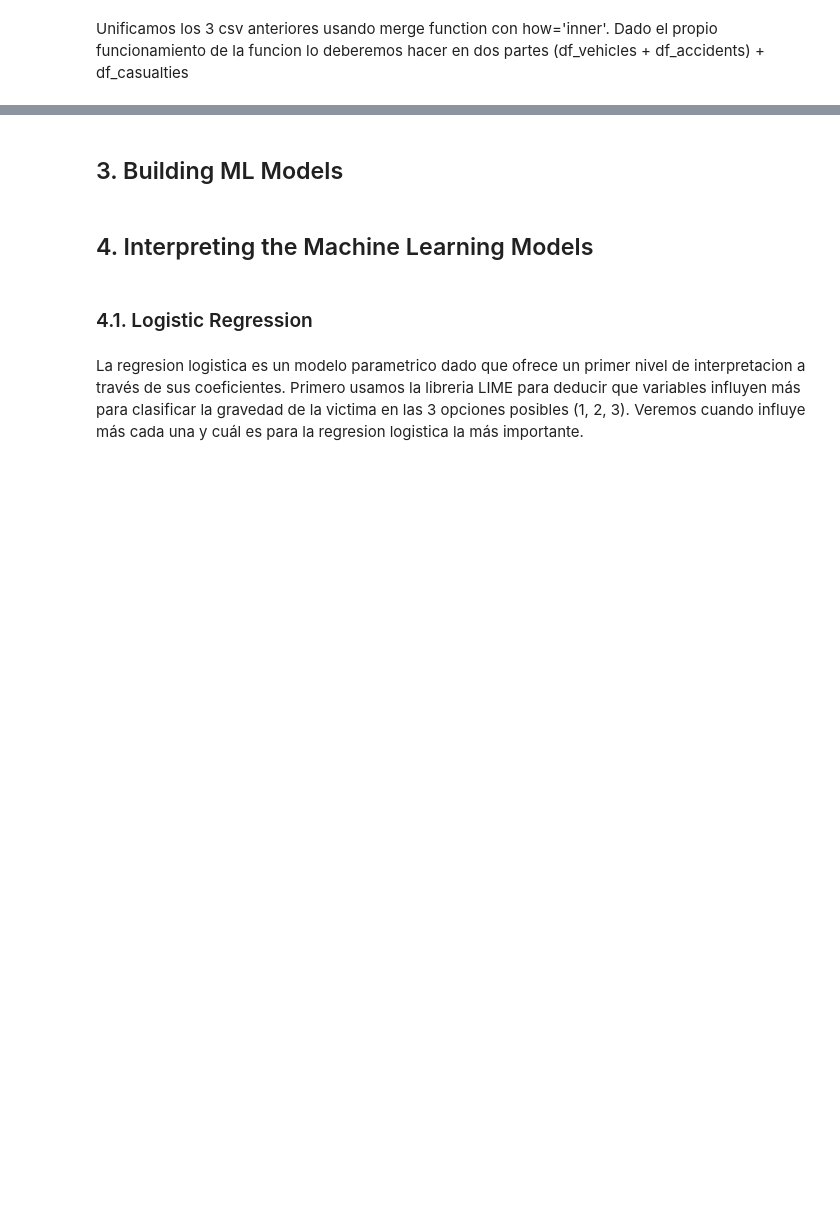
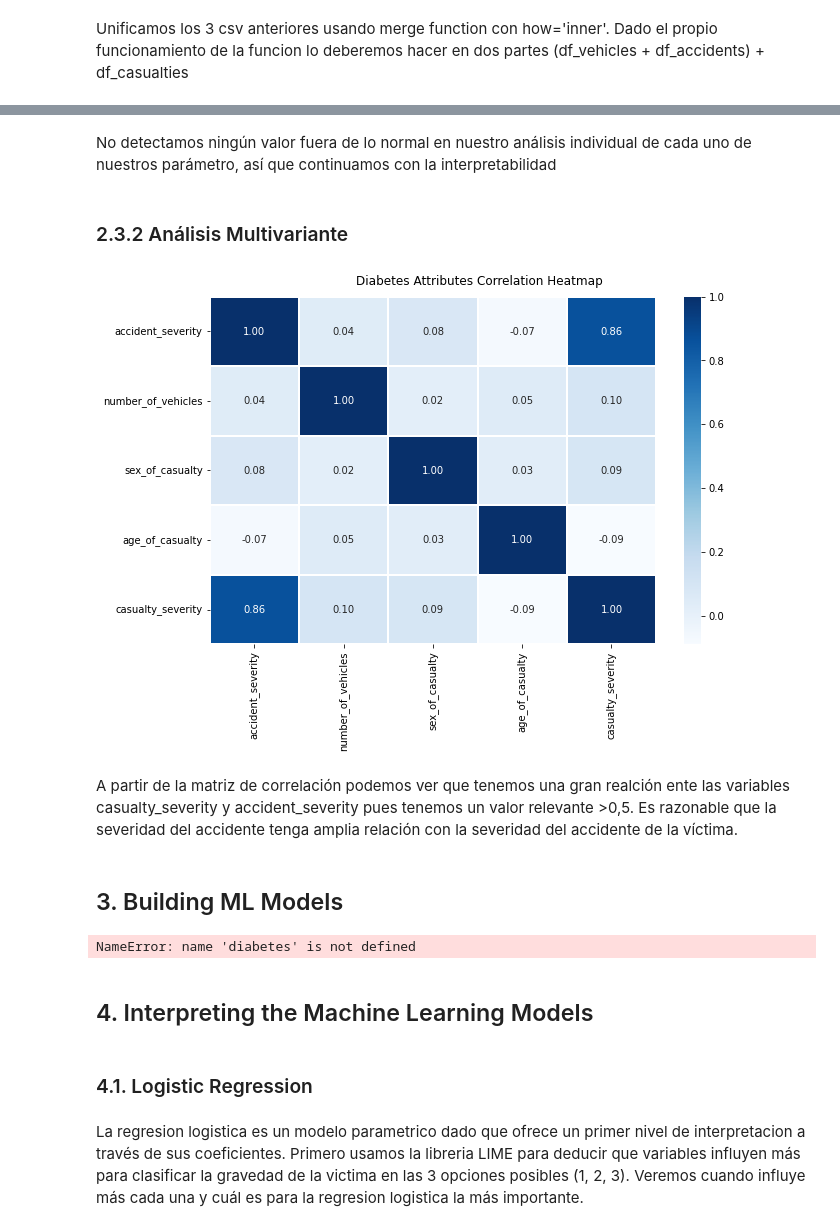
Before and after one commit to MiguelRamosLop/UK_accidents_interpretability_models, a Jupyter notebook: Interpretability.ipynb, the cells around one changed output, grey strips where cells are left out. Saved outputs shown, nothing was run; the diff lists cells and outputs as text; code cells hidden in the pictures; blank space fills up the shorter version.

```diff
--- a/Interpretability.ipynb
+++ b/Interpretability.ipynb
@@ -131,3 +179,20 @@ df_traffic_accidents_lg = df_traffic_accidents.drop(['number_of_casualties','day
+# %% [markdown]
+No detectamos ningún valor fuera de lo normal en nuestro análisis individual de cada uno de nuestros parámetro, así que continuamos con la interpretabilidad
+# %% [markdown]
+### 2.3.2 Análisis Multivariante
+# %%
+# Visualizamos las correlaciones
+f, ax = plt.subplots(figsize=(10, 6))
+corr = df_traffic_accidents_lg.corr()
+hm = sns.heatmap(round(corr,2), annot=True, ax=ax, cmap="Blues",fmt='.2f',
+            linewidths=.05)
+f.subplots_adjust(top=0.93)
+t = f.suptitle('Diabetes Attributes Correlation Heatmap', fontsize=12)
+# %% [output]
+[figure, added]
+# %% [markdown]
+A partir de la matriz de correlación podemos ver que tenemos una gran realción ente las variables casualty_severity y accident_severity pues tenemos un valor relevante >0,5.
+Es razonable que la severidad del accidente tenga amplia relación con la severidad del accidente de la víctima.
 # %% [markdown]
 ## 3. Building ML Models
 # %%
@@ -135,6 +200,17 @@ modelos = ["Logistic regression", "Decision Tree", "Gradient bossted tree", "Sup
 clasificadores = [LogisticRegression(solver = 'lbfgs', max_iter = 1000),
                   DecisionTreeClassifier(criterion = 'entropy', max_depth = 3), svm.SVC(kernel='linear'), XGBClassifier()]
 scores = []
+# %%
+# Crear el objetivo y la columna de características y dividir el conjunto de datos en conjunto de prueba y de entrenamiento.
+
+X = diabetes.iloc[:, :-1]
+y = diabetes.iloc[:, -1]
+
+# 75% para entrenamiento, 25% para test
+X_train, X_test, y_train, y_test = train_test_split(X, y, test_size=0.25, random_state=0)
+X_train.shape, X_test.shape
+# %% [output]
+NameError: name 'diabetes' is not defined
 # %% [markdown]
 ## 4. Interpreting the Machine Learning Models
 # %% [markdown]
```
Also changed, not shown: parts of 9 cells of this notebook.
